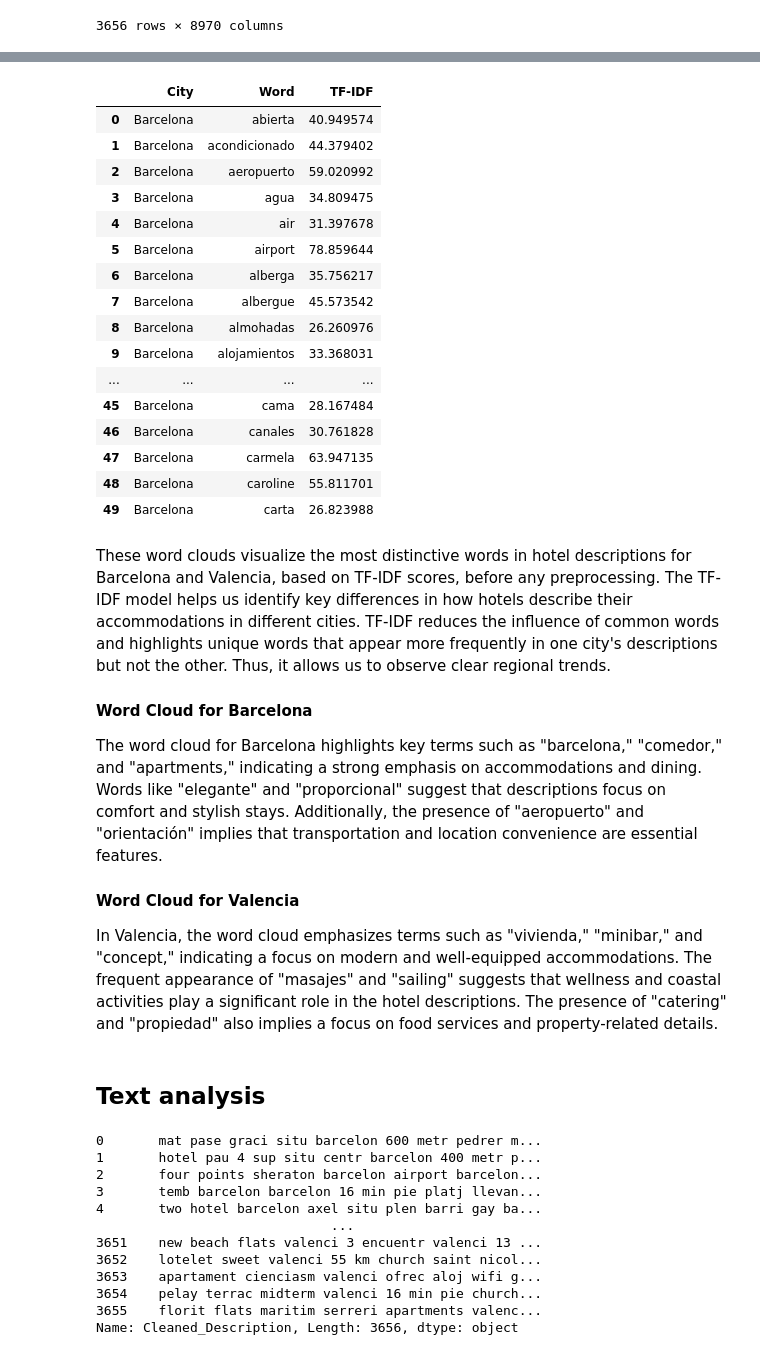
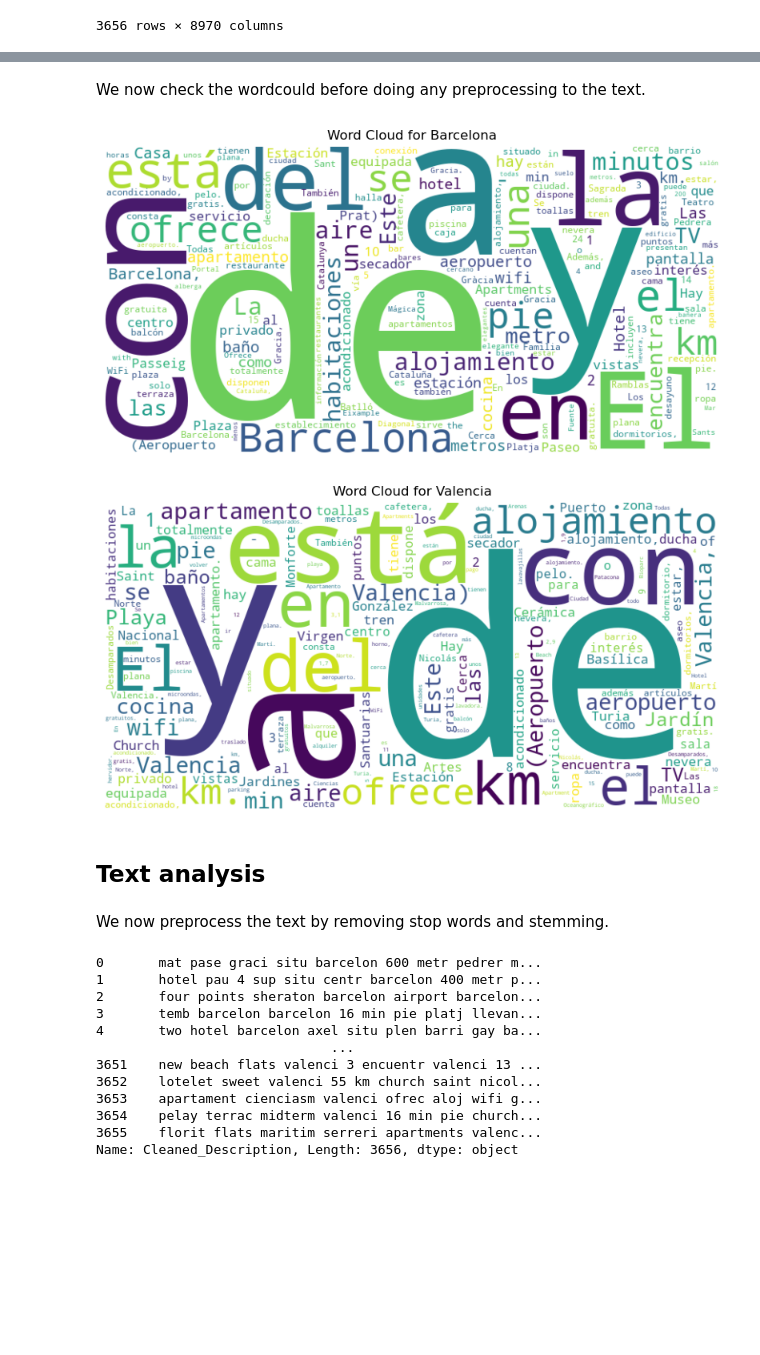
Before and after one commit to mariasimakova/tm_project1, a Jupyter notebook: textanalysis.ipynb, the cells around one changed output, grey strips where cells are left out. Saved outputs shown, nothing was run; the diff lists cells and outputs as text; code cells hidden in the pictures; blank space fills up the shorter version.

Commit message:
final check

```diff
--- a/textanalysis.ipynb
+++ b/textanalysis.ipynb
@@ -302,34 +247,48 @@ for city in dtm_text_by_city.keys():
-# %%
-tfidf_results.head(50)
-# %% [output]
-|  | City | Word | TF-IDF |
-| 0 | Barcelona | abierta | 40.949574 |
-| 1 | Barcelona | acondicionado | 44.379402 |
-| 2 | Barcelona | aeropuerto | 59.020992 |
-| 3 | Barcelona | agua | 34.809475 |
-| 4 | Barcelona | air | 31.397678 |
-| 5 | Barcelona | airport | 78.859644 |
-| 6 | Barcelona | alberga | 35.756217 |
-| 7 | Barcelona | albergue | 45.573542 |
-| 8 | Barcelona | almohadas | 26.260976 |
-| 9 | Barcelona | alojamientos | 33.368031 |
-| ... | ... | ... | ... |
-| 45 | Barcelona | cama | 28.167484 |
-| 46 | Barcelona | canales | 30.761828 |
-| 47 | Barcelona | carmela | 63.947135 |
-| 48 | Barcelona | caroline | 55.811701 |
-| 49 | Barcelona | carta | 26.823988 |
-# %% [markdown]
-These word clouds visualize the most distinctive words in hotel descriptions for Barcelona and Valencia, based on TF-IDF scores, before any preprocessing.
-The TF-IDF model helps us identify key differences in how hotels describe their accommodations in different cities. TF-IDF reduces the influence of common words and highlights unique words that appear more frequently in one city's descriptions but not the other. Thus, it allows us to observe clear regional trends.
-
-#### Word Cloud for Barcelona
-The word cloud for Barcelona highlights key terms such as "barcelona," "comedor," and "apartments," indicating a strong emphasis on accommodations and dining. Words like "elegante" and "proporcional" suggest that descriptions focus on comfort and stylish stays. Additionally, the presence of "aeropuerto" and "orientación" implies that transportation and location convenience are essential features.
-
-#### Word Cloud for Valencia
-In Valencia, the word cloud emphasizes terms such as "vivienda," "minibar," and "concept," indicating a focus on modern and well-equipped accommodations. The frequent appearance of "masajes" and "sailing" suggests that wellness and coastal activities play a significant role in the hotel descriptions. The presence of "catering" and "propiedad" also implies a focus on food services and property-related details.
+# %% [markdown]
+We now check the wordcould before doing any preprocessing to the text.
+# %%
+
+def generate_wordcloud_from_dtm(dtm, city_label, city_name):
+    """
+    Generates a word cloud from a document-term matrix (DTM) for a given city.
+
+    Args:
+        dtm (pd.DataFrame): The document-term matrix with word counts.
+        city_label (int): The label for the city (1 for Barcelona, 0 for Valencia).
+        city_name (str): The name of the city.
+    """
+    # Ensure column names are strings
+    dtm.columns = dtm.columns.astype(str)
+
+    # Filter rows for the city
+    city_dtm = dtm[dtm["Treatment"] == city_label].drop(columns=["Treatment"])
+
+    # Ensure all columns are numeric
+    city_dtm = city_dtm.apply(pd.to_numeric, errors="coerce").fillna(0)
+
+    # Sum frequencies across all rows
+    word_freqs = {str(word): float(freq) for word, freq in city_dtm.sum(axis=0).items()}
+
+    # Generate word cloud
+    wordcloud = WordCloud(width=800, height=400, background_color="white").generate_from_frequencies(word_freqs)
+
+    # Plot the word cloud
+    plt.figure(figsize=(10, 5))
+    plt.imshow(wordcloud, interpolation="bilinear")
+    plt.axis("off")
+    plt.title(f"Word Cloud for {city_name}")
+    plt.show()
+
+# Generate word clouds for both cities
+generate_wordcloud_from_dtm(dtm_final, 1, "Barcelona")
+generate_wordcloud_from_dtm(dtm_final, 0, "Valencia")
+# %% [output]
+[figure, added]
+[figure, added]
 # %% [markdown]
 ## Text analysis
+# %% [markdown]
+We now preprocess the text by removing stop words and stemming.
 # %%
 # Create a set of stopwords for both English and Spanish
 STOP_WORDS = set(stopwords.words('english')) | set(stopwords.words('spanish'))
```
Also changed, not shown: parts of 27 cells of this notebook, 3 other files.
